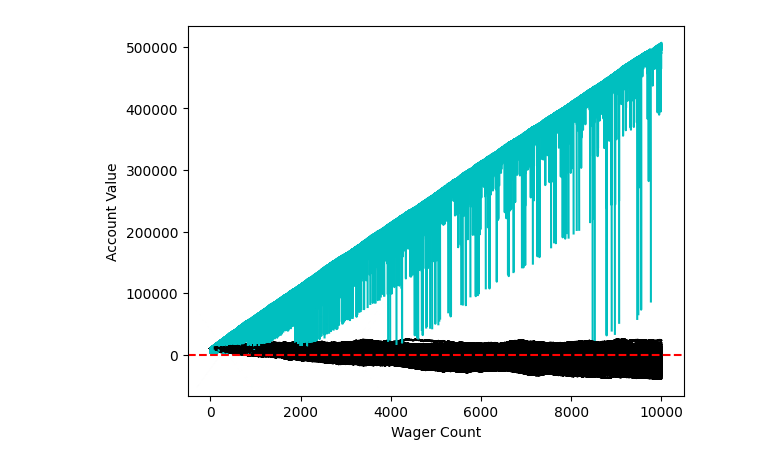
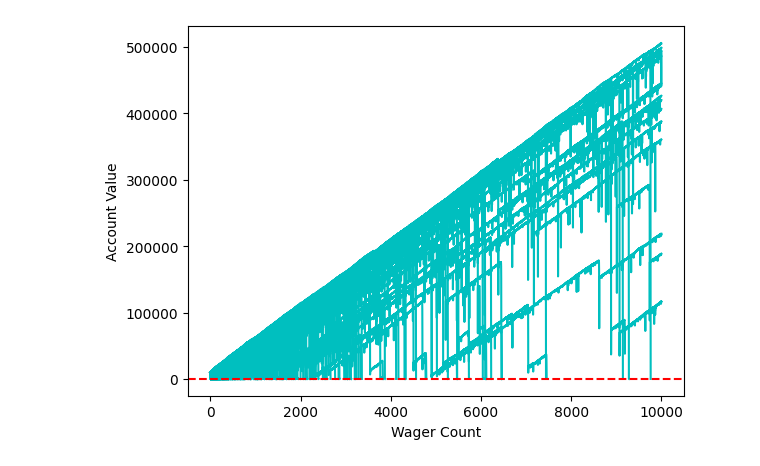
Before and after one commit to aarushburra123/quant-projects-2025, a Jupyter notebook: notebooks/Monte_Carlo_Simulations/03_monte_carlo_dice_example(1).ipynb, the cells around one changed output. Drawn from its saved outputs; the diff is of its cells as text; code cells hidden in the pictures.

Commit message:
new color variables for both wager methods

```diff
--- a/notebooks/Monte_Carlo_Simulations/03_monte_carlo_dice_example(1).ipynb
+++ b/notebooks/Monte_Carlo_Simulations/03_monte_carlo_dice_example(1).ipynb
@@ -21,7 +21,7 @@ def roll_Dice():
         #print(roll, 'roll was 51-99, you win! *Lights flash* Play More!')
         return True
 
-def doubler_bettor(funds, initial_wager, wager_count):
+def doubler_bettor(funds, initial_wager, wager_count, color):
     value = funds
     wager = initial_wager
     global broke_count
@@ -47,7 +47,7 @@ def doubler_bettor(funds, initial_wager, wager_count):
                 previousWagerAmount = wager
                 wX.append(currentWager)
                 vY.append(value)
-                if value < 0:
+                if value <= 0:
                     #print('broke after', currentWager, 'wagers')
                     broke_count += 1
                     break
@@ -55,6 +55,9 @@ def doubler_bettor(funds, initial_wager, wager_count):
             #print('we lost the last wager, double up! Thats the smart play!')
             if roll_Dice():
                 wager = previousWagerAmount * 2
+                if (value - wager) < 0:
+                    wager = value
+
                 #print('we won',wager)
                 value += wager
                 #print(value)
@@ -64,24 +67,27 @@ def doubler_bettor(funds, initial_wager, wager_count):
                 vY.append(value)
             else:
                 wager = previousWagerAmount * 2
+                if (value - wager) < 0:
+                    wager = value
                 #print('we lost',wager)
                 value -= wager
+                previousWager = 'lose'
+
+                previousWagerAmount = wager
+                wX.append(currentWager)
+                vY.append(value)
                 if value < 0:
                     #print('broke after', currentWager, 'wagers')
                     broke_count += 1
                     break
 
                 #print(value)
-                previousWager = 'lose'
 
-                previousWagerAmount = wager
-                wX.append(currentWager)
-                vY.append(value)
 
         currentWager += 1
     #print(value)
 
-    plt.plot(wX, vY,'c')
+    plt.plot(wX, vY,color)
 
 
 
@@ -107,7 +113,7 @@ def doubler_bettor(funds, initial_wager, wager_count):
 
 
 
-def simple_bettor(funds, initial_wager, wager_count):
+def simple_bettor(funds, initial_wager, wager_count,color):
     global broke_count
     value = funds
     wager = initial_wager
@@ -121,35 +127,35 @@ def simple_bettor(funds, initial_wager, wager_count):
         if roll_Dice():
             value += wager
             wX.append(currentWager)
             vY.append(value)
         else:
             value -= wager
             wX.append(currentWager)
             vY.append(value)
 
         currentWager += 1
 
-    if value < 0:
+    if value <= 0:
         value = 'broke'
         broke_count += 1
     #print('Funds:', value)
 
-    plt.plot(wX, vY,'k')
+    plt.plot(wX, vY,color)
 
 x = 0
 broke_count = 0
 while x < sampleSize:
-    simple_bettor(startingFunds,wagerSize,wagerCount)
-    doubler_bettor(startingFunds,wagerSize,wagerCount)
+    #simple_bettor(startingFunds,wagerSize,wagerCount,'k')
+    doubler_bettor(startingFunds,wagerSize,wagerCount,'c')
     x += 1
 
 # print('death rate:', (broke_count/float(x)) * 100)
 # print('survival rate:', 100 - ((broke_count/float(x)) * 100))
 
 
 plt.axhline(y=0, color='r', linestyle='--')
 plt.xlabel('Wager Count')
 plt.ylabel('Account Value')
 plt.show()
 # %% [output]
-[figure, old version]
+[figure, new version]
```
